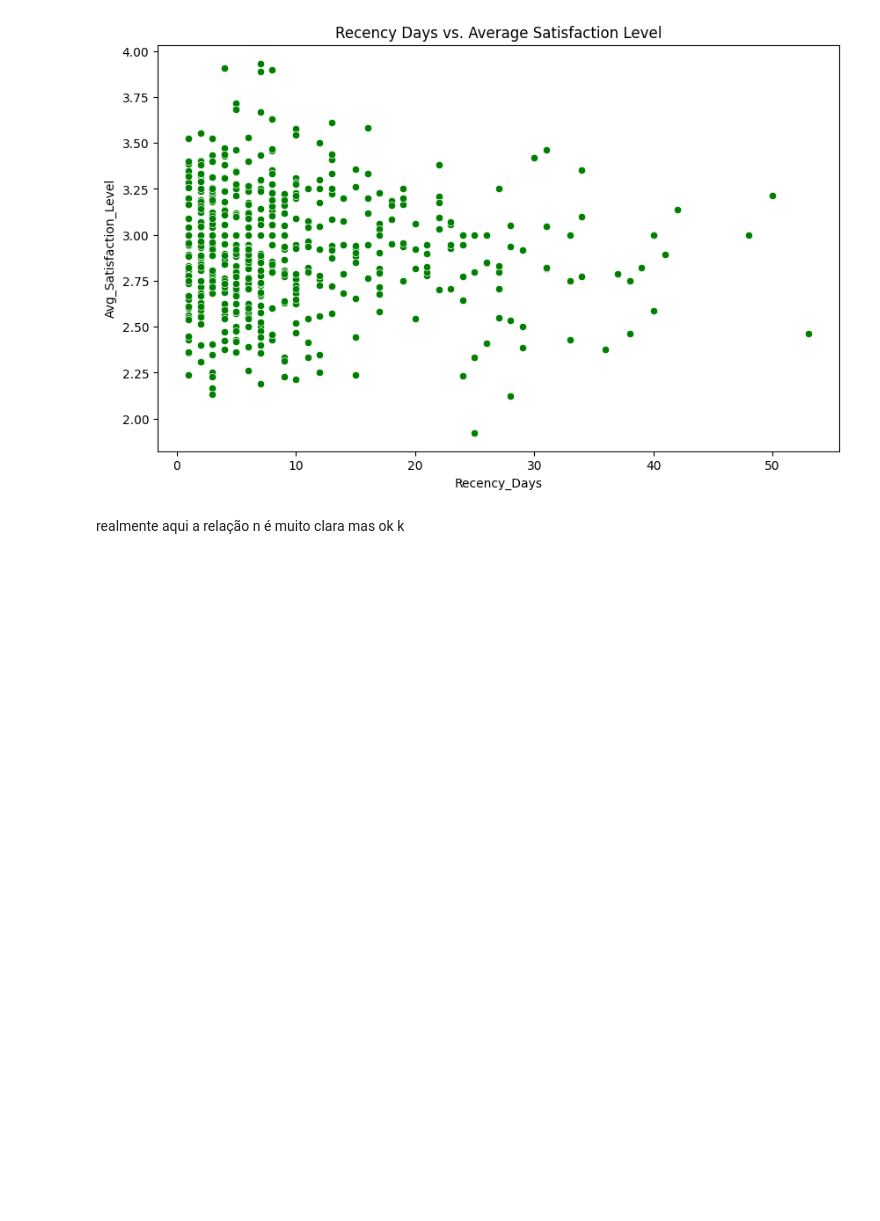
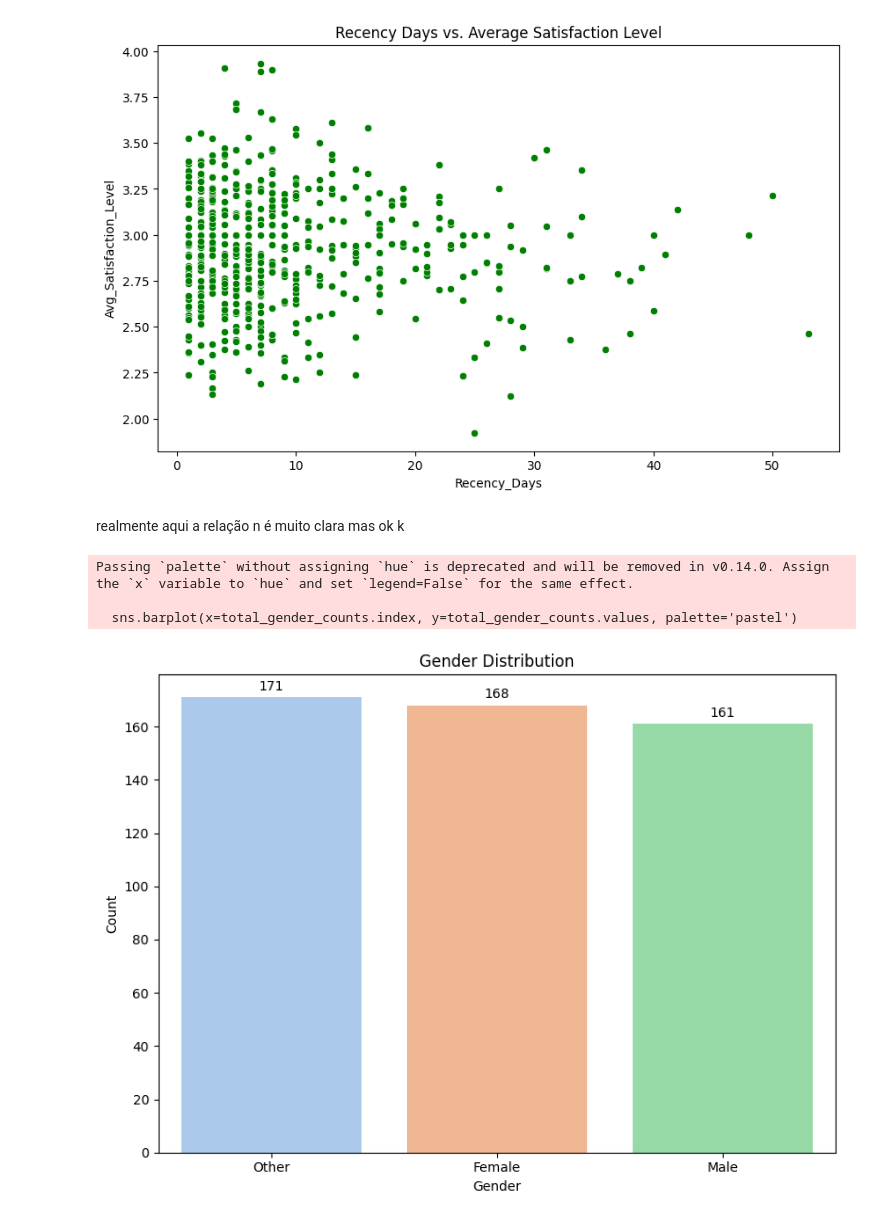
Before and after one commit to gugaffranco/datapreprocessing, a Jupyter notebook: G08 - Code.ipynb, the cells around one changed output. Drawn from its saved outputs; the diff is of its cells as text; code cells hidden in the pictures; blank space fills up the shorter version.

```diff
--- a/G08 - Code.ipynb
+++ b/G08 - Code.ipynb
@@ -482,3 +564,28 @@ Text(0.5, 1.0, 'Recency Days vs. Average Satisfaction Level')
 [figure]
 # %% [markdown]
 realmente aqui a relação n é muito clara mas ok k
+# %%
+# Gender distribution bar chart using ABT_city_hospital directly
+gender_col = 'Gender'
+
+total_gender_counts = ABT_city_hospital[gender_col].fillna('Unknown').value_counts()
+
+plt.figure(figsize=(8, 6))
+sns.barplot(x=total_gender_counts.index, y=total_gender_counts.values, palette='pastel')
+plt.title('Gender Distribution')
+plt.xlabel('Gender')
+plt.ylabel('Count')
+plt.xticks(rotation=0)
+
+    # Annotate bars
+y_max = total_gender_counts.values.max()
+for i, v in enumerate(total_gender_counts.values):
+        plt.text(i, v + max(1, y_max * 0.01), int(v), ha='center', va='bottom')
+
+plt.tight_layout()
+plt.show()
+# %% [output]
+Passing `palette` without assigning `hue` is deprecated and will be removed in v0.14.0. Assign the `x` variable to `hue` and set `legend=False` for the same effect.
+
+  sns.barplot(x=total_gender_counts.index, y=total_gender_counts.values, palette='pastel')
+[figure, added]
```
Also changed, not shown: parts of 4 cells of this notebook.
